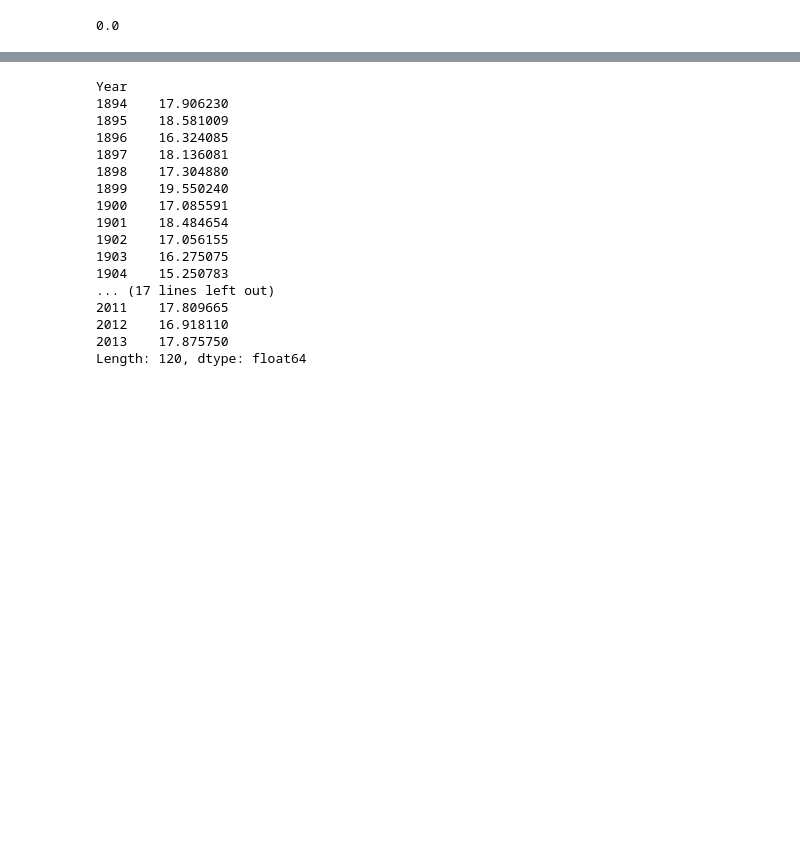
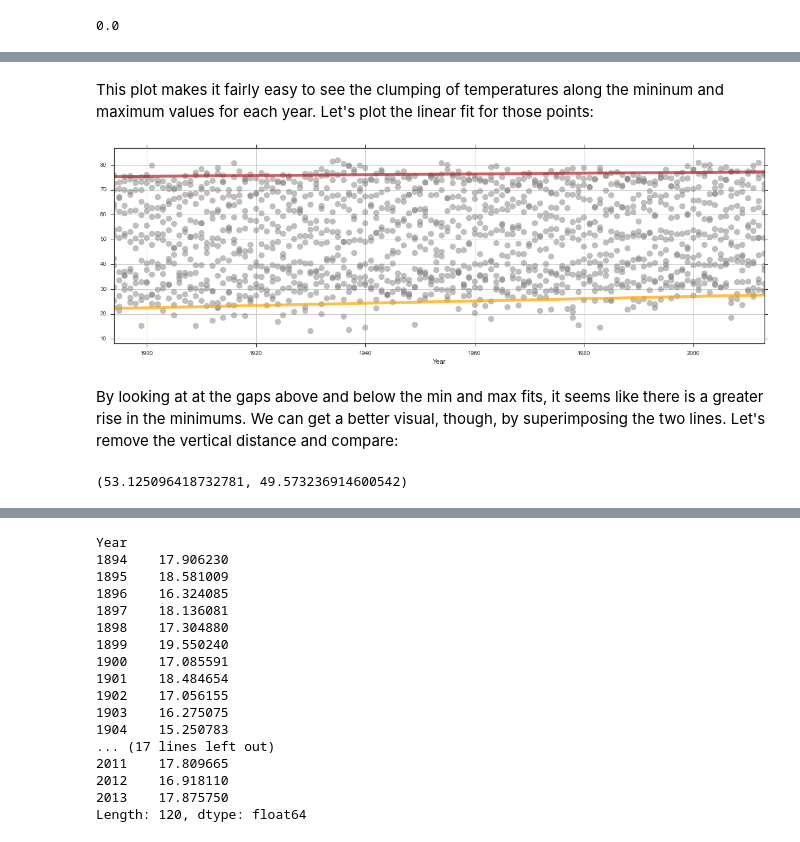
Before and after one commit to masteringmatplotlib/high-level, a Jupyter notebook: notebooks/mmpl-high-level.ipynb, the cells around one changed output, grey strips where cells are left out. Saved outputs shown, nothing was run; the diff lists cells and outputs as text; code cells hidden in the pictures; blank space fills up the shorter version.

```diff
--- a/notebooks/mmpl-high-level.ipynb
+++ b/notebooks/mmpl-high-level.ipynb
@@ -418,0 +403,23 @@ def get_fit(series):
+# %%
+def get_fit(series, m, b):
+    x = series.index
+    y = series.values
+    return pd.Series(m * x + b, x)
+
+temps_max_x = temps.max().index
+temps_max_y = temps.max().values
+(temps_max_slope,
+ temps_max_intercept,
+ temps_max_r_value,
+ temps_max_p_value,
+ temps_max_std_err) = stats.linregress(temps_max_x, temps_max_y)
+temps_max_fit = get_fit(temps.max(), temps_max_slope, temps_max_intercept)
+
+temps_min_x = temps.min().index
+temps_min_y = temps.min().values
+(temps_min_slope,
+ temps_min_intercept,
+ temps_min_r_value,
+ temps_min_p_value,
+ temps_min_std_err) = stats.linregress(temps.min().index, temps.min().values)
+temps_min_fit = get_fit(temps.min(), temps_min_slope, temps_min_intercept)
@@ -418,0 +457,19 @@ def get_fit(series):
+# %% [markdown]
+This plot makes it fairly easy to see the clumping of temperatures along the mininum and maximum values for each year. Let's plot the linear fit for those points:
+# %%
+(figure, axes) = plt.subplots(figsize=(20,6))
+scatter = axes.scatter(years, temps_degrees, s=100, color="0.5", alpha=0.5)
+temps_max_fit.plot(ax=axes, lw=5, color="#B22222", alpha=0.7)
+temps_min_fit.plot(ax=axes, lw=5, color="#FFA500", alpha=0.7)
+axes.set_xlim([years_min, years_max])
+_ = axes.set_ylim([temp_min - 5, temp_max + 5])
+# %% [output]
+[figure, added]
+# %% [markdown]
+By looking at at the gaps above and below the min and max fits, it seems like there is a greater rise in the minimums. We can get a better visual, though, by superimposing the two lines. Let's remove the vertical distance and compare:
+# %%
+diff_1894 = temps_max_fit.iloc[0] - temps_min_fit.iloc[0]
+diff_2013 = temps_max_fit.iloc[-1] - temps_min_fit.iloc[-1]
+(diff_1894, diff_2013)
+# %% [output]
+(53.125096418732781, 49.573236914600542)
```
Also changed, not shown: parts of 22 cells of this notebook.
